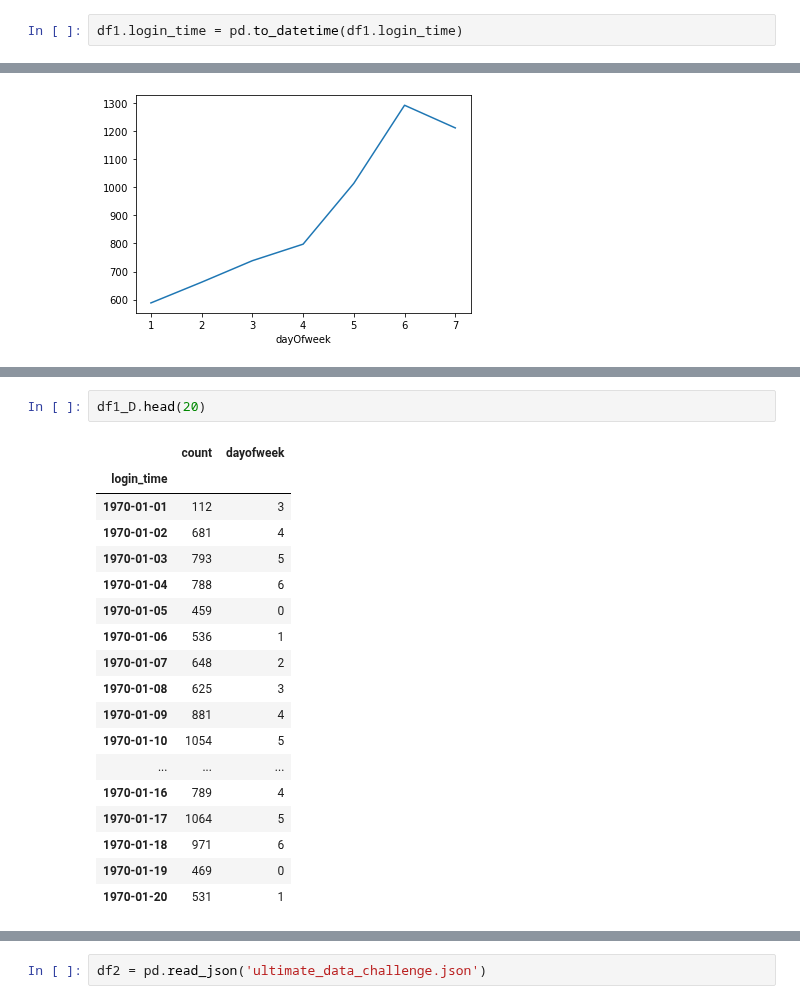
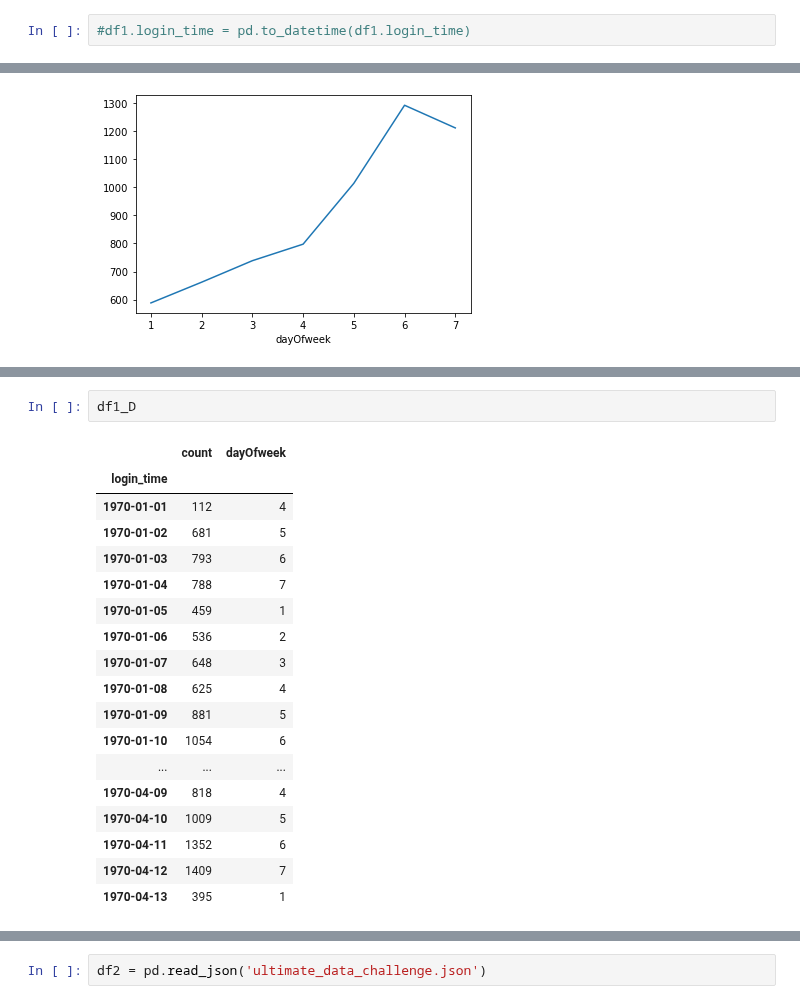
Before and after one commit to yoyo6022/Springboard-hands-on-project, a Jupyter notebook: ultimate_challenge/Ultimate_Challenge.ipynb, the cells around one changed output, grey strips where cells are left out. Saved outputs shown, nothing was run; the diff lists cells and outputs as text.

```diff
--- a/ultimate_challenge/Ultimate_Challenge.ipynb
+++ b/ultimate_challenge/Ultimate_Challenge.ipynb
@@ -36,5 +103,5 @@ dtype: object
 # %%
-df1.login_time = pd.to_datetime(df1.login_time)
+#df1.login_time = pd.to_datetime(df1.login_time)
 # %%
 pd.Index(df1.login_time).is_monotonic_increasing
 # %% [output]
@@ -185,23 +331,23 @@ plt.show()
 # %% [output]
 [figure]
 # %%
-df1_D.head(20)
+df1_D
 # %% [output]
-|  | count | dayofweek |
+|  | count | dayOfweek |
 | login_time |  |  |
-| 1970-01-01 | 112 | 3 |
-| 1970-01-02 | 681 | 4 |
-| 1970-01-03 | 793 | 5 |
-| 1970-01-04 | 788 | 6 |
-| 1970-01-05 | 459 | 0 |
-| 1970-01-06 | 536 | 1 |
-| 1970-01-07 | 648 | 2 |
-| 1970-01-08 | 625 | 3 |
-| 1970-01-09 | 881 | 4 |
-| 1970-01-10 | 1054 | 5 |
+| 1970-01-01 | 112 | 4 |
+| 1970-01-02 | 681 | 5 |
+| 1970-01-03 | 793 | 6 |
+| 1970-01-04 | 788 | 7 |
+| 1970-01-05 | 459 | 1 |
+| 1970-01-06 | 536 | 2 |
+| 1970-01-07 | 648 | 3 |
+| 1970-01-08 | 625 | 4 |
+| 1970-01-09 | 881 | 5 |
+| 1970-01-10 | 1054 | 6 |
 | ... | ... | ... |
-| 1970-01-16 | 789 | 4 |
-| 1970-01-17 | 1064 | 5 |
-| 1970-01-18 | 971 | 6 |
-| 1970-01-19 | 469 | 0 |
-| 1970-01-20 | 531 | 1 |
+| 1970-04-09 | 818 | 4 |
+| 1970-04-10 | 1009 | 5 |
+| 1970-04-11 | 1352 | 6 |
+| 1970-04-12 | 1409 | 7 |
+| 1970-04-13 | 395 | 1 |
```
Also changed, not shown: parts of 45 cells of this notebook.
